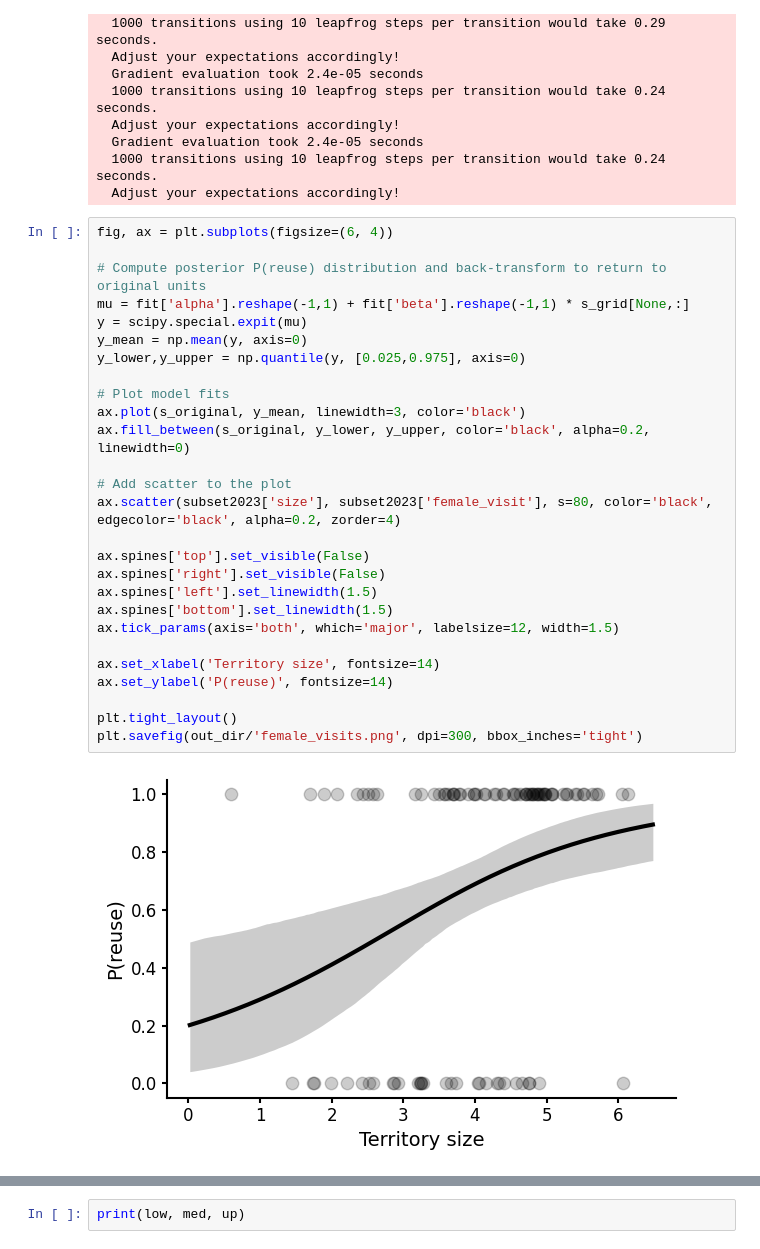
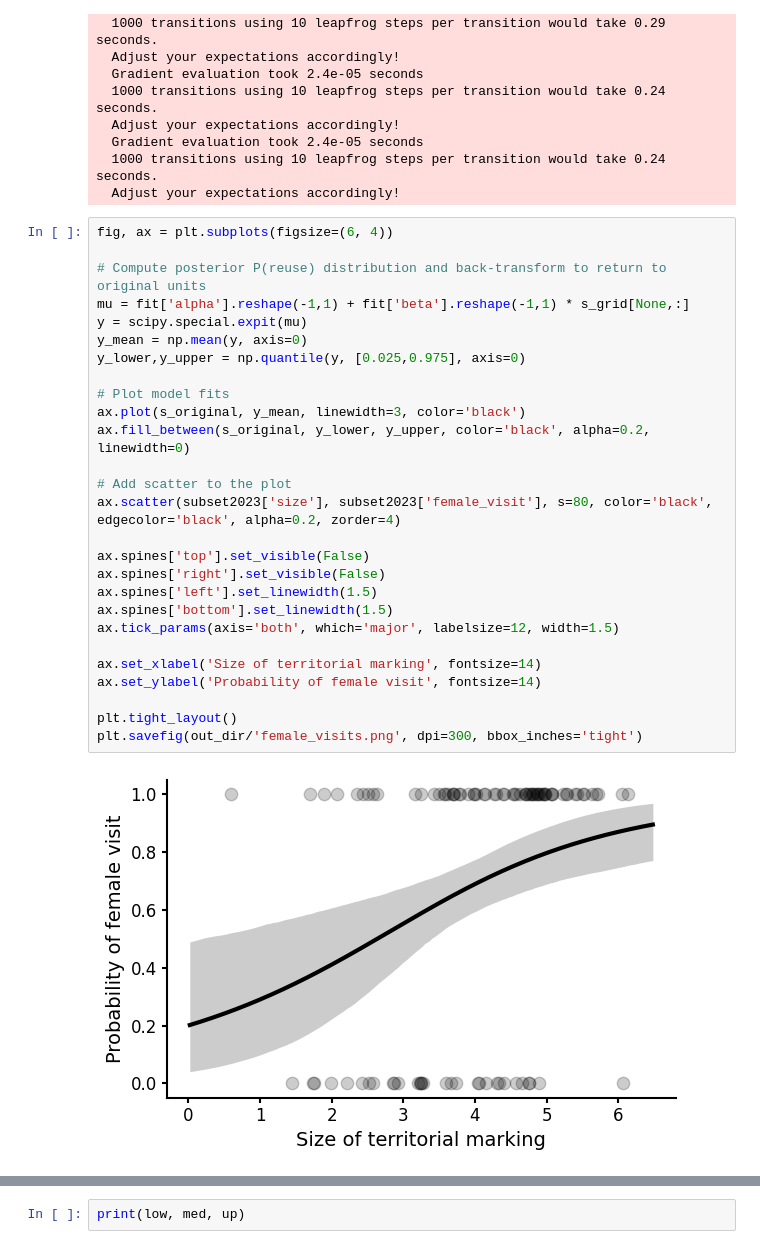
Before and after one commit to vivekhsridhar/territory_geometry, a Jupyter notebook: model_territory_sizes.ipynb, the cells around one changed output, grey strips where cells are left out. Drawn from its saved outputs; the diff is of its cells as text.

```diff
--- a/model_territory_sizes.ipynb
+++ b/model_territory_sizes.ipynb
@@ -274,32 +274,32 @@ Messages received during sampling:
 # %%
 fig, ax = plt.subplots(figsize=(6, 4))
 
 # Compute posterior P(reuse) distribution and back-transform to return to original units
 mu = fit['alpha'].reshape(-1,1) + fit['beta'].reshape(-1,1) * s_grid[None,:]
 y = scipy.special.expit(mu)
 y_mean = np.mean(y, axis=0)
 y_lower,y_upper = np.quantile(y, [0.025,0.975], axis=0)
 
 # Plot model fits
 ax.plot(s_original, y_mean, linewidth=3, color='black')
 ax.fill_between(s_original, y_lower, y_upper, color='black', alpha=0.2, linewidth=0)
 
 # Add scatter to the plot
 ax.scatter(subset2023['size'], subset2023['female_visit'], s=80, color='black', edgecolor='black', alpha=0.2, zorder=4)
 
 ax.spines['top'].set_visible(False)
 ax.spines['right'].set_visible(False)
 ax.spines['left'].set_linewidth(1.5)
 ax.spines['bottom'].set_linewidth(1.5)
 ax.tick_params(axis='both', which='major', labelsize=12, width=1.5)
 
-ax.set_xlabel('Territory size', fontsize=14)
-ax.set_ylabel('P(reuse)', fontsize=14)
+ax.set_xlabel('Size of territorial marking', fontsize=14)
+ax.set_ylabel('Probability of female visit', fontsize=14)
 
 plt.tight_layout()
 plt.savefig(out_dir/'female_visits.png', dpi=300, bbox_inches='tight')
 # %% [output]
-[figure, old version]
+[figure, new version]
 # %%
 fig, ax = plt.subplots(figsize=(2, 3.5))
 
```
Also changed, not shown: parts of 1 cell of this notebook, 2 other files.
